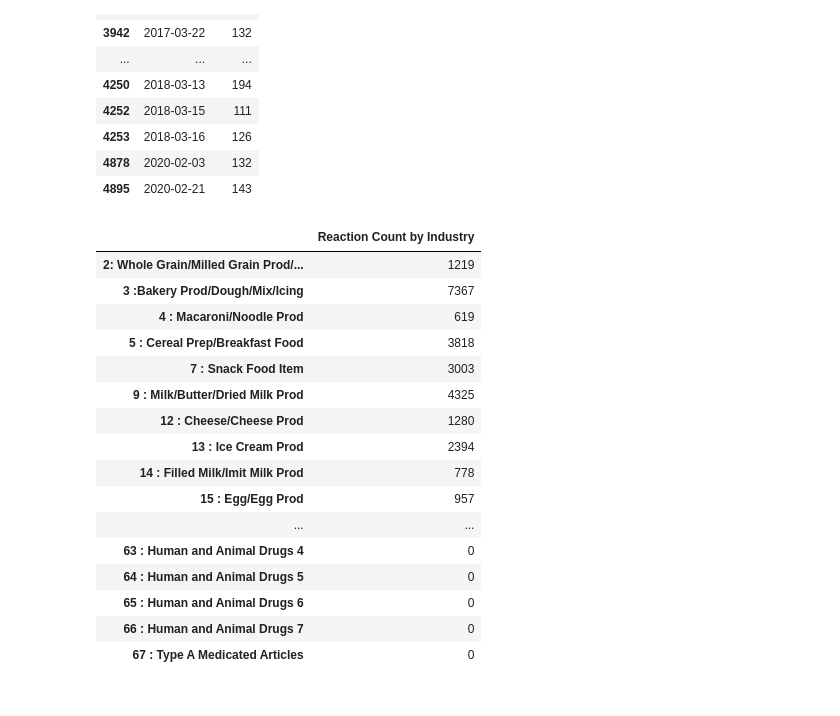
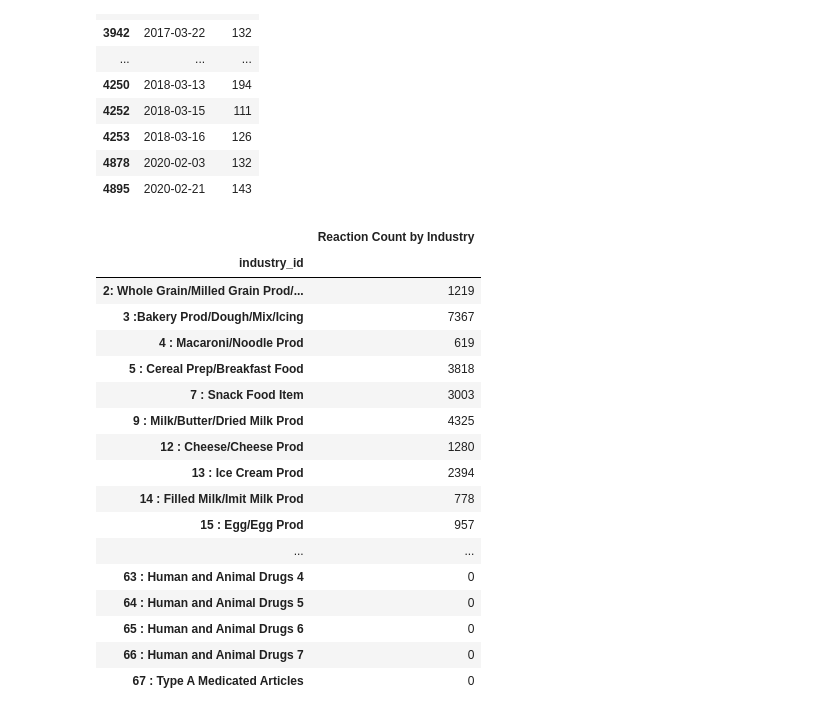
Before and after one commit to rooplaxmidesai/FDA_food, a Jupyter notebook: Mary_Lynn_Test_01.ipynb, the cells around one changed output. Cells and saved outputs as stored; diff of their text form; code cells hidden in the pictures.

```diff
--- a/Mary_Lynn_Test_01.ipynb
+++ b/Mary_Lynn_Test_01.ipynb
@@ -1026,33 +1043,37 @@ df_ind_reaction_count_transp.rename(index = {'2':'2: Whole Grain/Milled Grain Pr
                                      '38' :'38 : Soup',
                                      '39' :'39 : Prep Salad Prod',
                                      '40' :'40 : Baby Food Prod',
                                      '41' :'41 : Dietary Conv Food/Meal Replacements',
                                      '42' :'42 : Edible Insects and Insect-derived Foods',
                                      '45' :'45 : Food Additives (Human Use)',
                                      '46' :'46 : Food Additives 2 (Human Use)',
                                      '47' :'47 : Food Additives 3 (Human Use)',
                                      '50' :'50 : Color Additiv Food/Drug/Cosmetic',
                                      '51' :'51 : Food Service/Conveyance',
                                      '52' :'52 : Miscellaneous Food Related Items',
                                      '53' :'53 : Cosmetics',
                                      '54' :'54 : Vit/Min/Prot/Unconv/Diet (Human/Animal)',
                                      '55' :'55 : Pharm Necess & Center for Drug/Bio',
                                      '56' :'56 : Antibiotics (Human/Animal)',
                                      '57' :'57 : Bio & Licensed In-Vivo & In-Vitro Diag',
                                      '59' :'59 : Multiple Drug Warehouses',
                                      '60' :'60 : Human and Animal Drugs',
                                      '61' :'61 : Human and Animal Drugs 2',
                                      '62' :'62 : Human and Animal Drugs 3',
                                      '63' :'63 : Human and Animal Drugs 4',
                                      '64' :'64 : Human and Animal Drugs 5',
                                      '65' :'65 : Human and Animal Drugs 6',
                                      '66' :'66 : Human and Animal Drugs 7',
                                      '67': '67 : Type A Medicated Articles'} ,
                                       inplace = True)
 
+# Name the Index
+df_ind_reaction_count_transp.index.name = 'industry_id'
+
 df_ind_reaction_count_transp
 # %% [output]
 |  | Reaction Count by Industry |
+| industry_id |  |
 | 2: Whole Grain/Milled Grain Prod/... | 1219 |
 | 3 :Bakery Prod/Dough/Mix/Icing | 7367 |
 | 4 : Macaroni/Noodle Prod | 619 |
```
Also changed, not shown: parts of 7 cells of this notebook.
